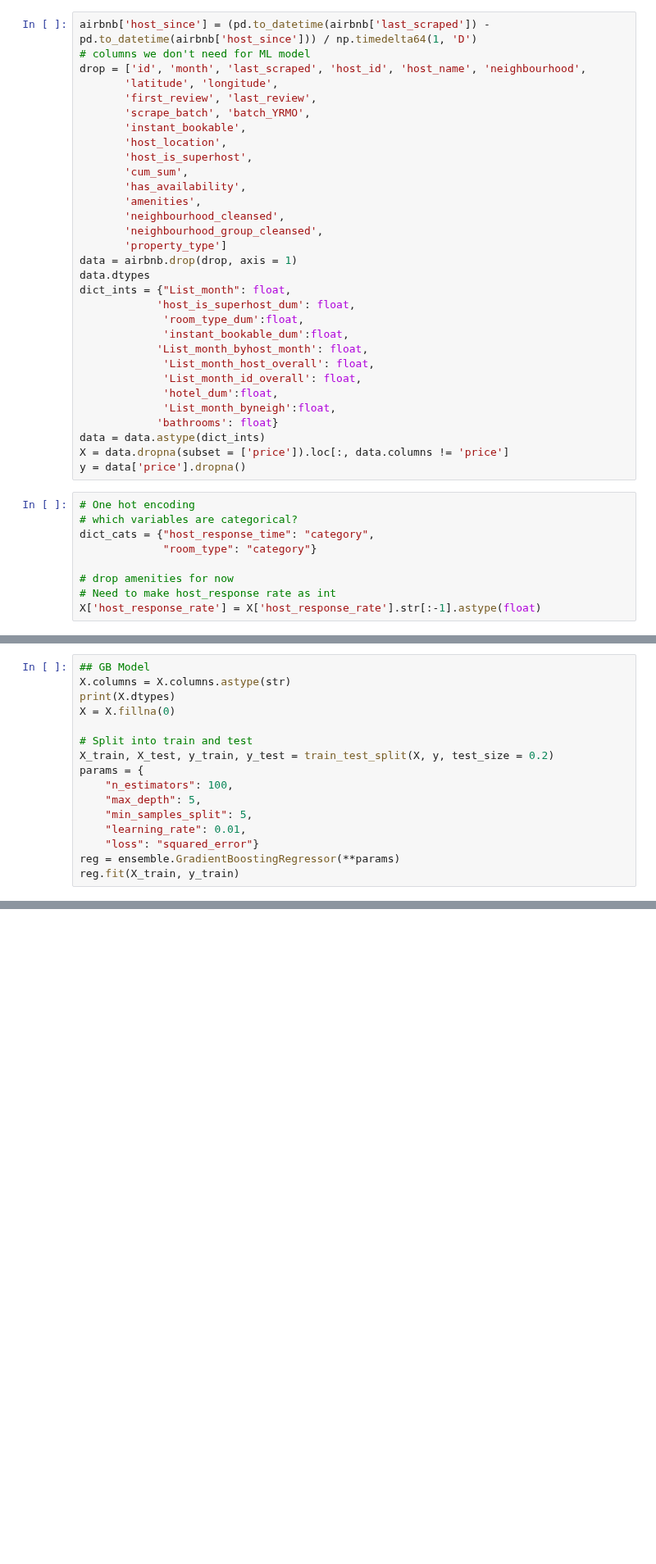
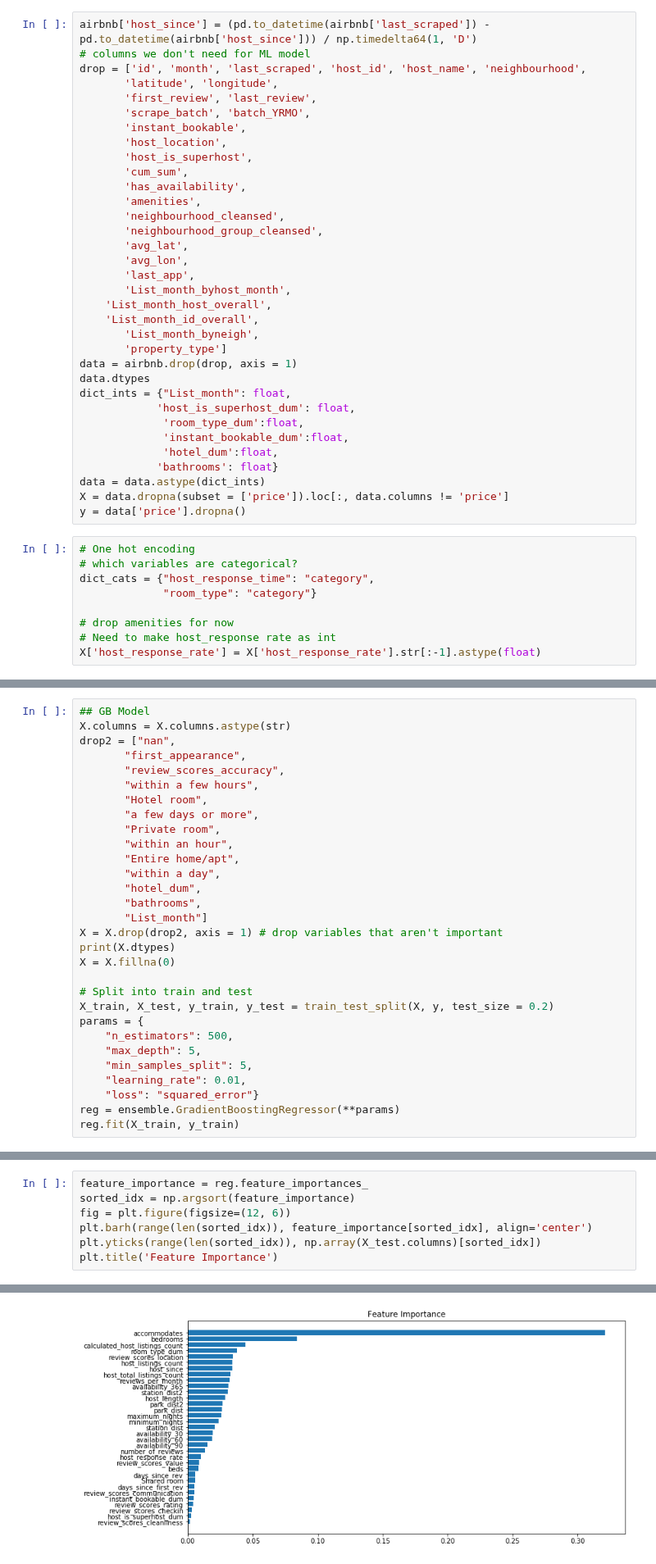
Before and after one commit to csridlen/eco395m-project-2, a Jupyter notebook: code/predict.ipynb, the cells around one changed output, grey strips where cells are left out. Shown at 82% size. Saved outputs shown, nothing was run; the diff lists cells and outputs as text; blank space fills up the shorter version.

```diff
--- a/code/predict.ipynb
+++ b/code/predict.ipynb
@@ -26,6 +28,13 @@ drop = ['id', 'month', 'last_scraped', 'host_id', 'host_name', 'neighbourhood',
        'amenities',
        'neighbourhood_cleansed',
        'neighbourhood_group_cleansed',
+       'avg_lat',
+       'avg_lon',
+       'last_app',
+       'List_month_byhost_month',
+    'List_month_host_overall',
+    'List_month_id_overall',
+       'List_month_byneigh',
        'property_type']
 data = airbnb.drop(drop, axis = 1)
 data.dtypes
@@ -33,11 +42,7 @@ dict_ints = {"List_month": float,
             'host_is_superhost_dum': float,
              'room_type_dum':float,
              'instant_bookable_dum':float,
-            'List_month_byhost_month': float,
-             'List_month_host_overall': float,
-             'List_month_id_overall': float,
              'hotel_dum':float,
-             'List_month_byneigh':float,
             'bathrooms': float}
 data = data.astype(dict_ints)
 X = data.dropna(subset = ['price']).loc[:, data.columns != 'price']
@@ -72,13 +77,27 @@ X = X.drop(original, axis = 1)
 # %%
 ## GB Model
 X.columns = X.columns.astype(str)
+drop2 = ["nan",
+       "first_appearance",
+       "review_scores_accuracy",
+       "within a few hours",
+       "Hotel room",
+       "a few days or more",
+       "Private room",
+       "within an hour",
+       "Entire home/apt",
+       "within a day",
+       "hotel_dum",
+       "bathrooms",
+       "List_month"]
+X = X.drop(drop2, axis = 1) # drop variables that aren't important
 print(X.dtypes)
 X = X.fillna(0)
 
 # Split into train and test
 X_train, X_test, y_train, y_test = train_test_split(X, y, test_size = 0.2)
 params = {
-    "n_estimators": 100,
+    "n_estimators": 500,
     "max_depth": 5,
     "min_samples_split": 5,
     "learning_rate": 0.01,
@@ -144,0 +132,8 @@ Index([                    'List_month',                     'host_since',
+# %%
+feature_importance = reg.feature_importances_
+sorted_idx = np.argsort(feature_importance)
+fig = plt.figure(figsize=(12, 6))
+plt.barh(range(len(sorted_idx)), feature_importance[sorted_idx], align='center')
+plt.yticks(range(len(sorted_idx)), np.array(X_test.columns)[sorted_idx])
+plt.title('Feature Importance')
+# %% [output]
@@ -144,0 +141 @@ Index([                    'List_month',                     'host_since',
+[figure, added]
```
Also changed, not shown: parts of 5 cells of this notebook, 1 other file.
